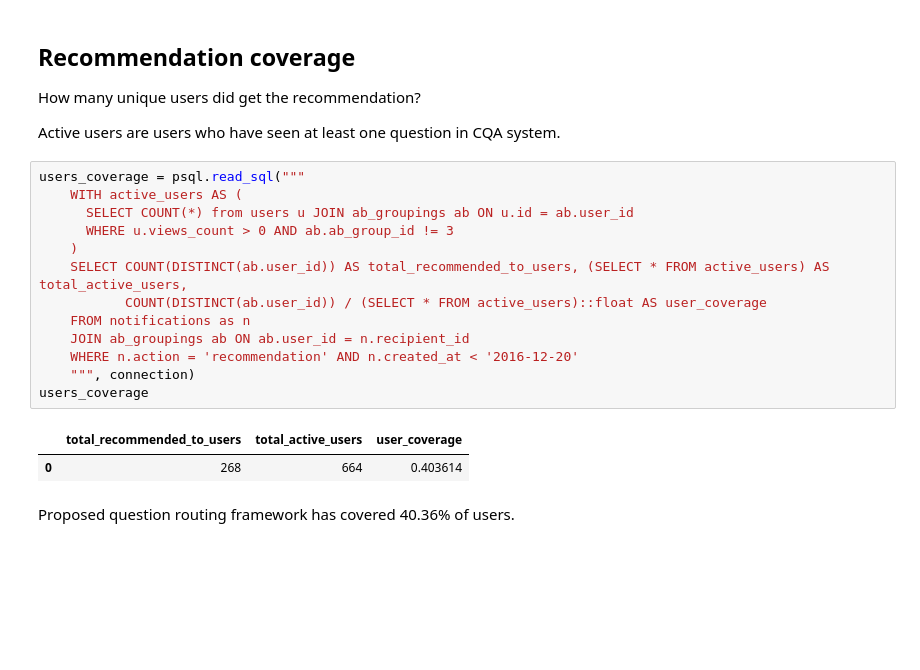
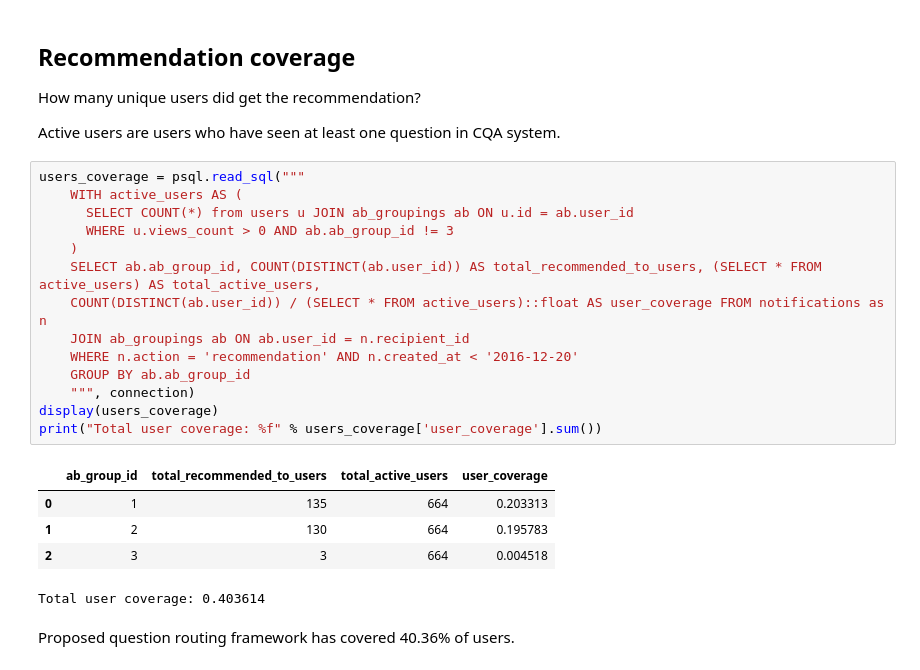
Before and after one commit to dmacjam/dp-analysis-evaluation, a Jupyter notebook: Online Evaluation.ipynb, the cells around one changed output. Saved outputs shown, nothing was run; the diff lists cells and outputs as text; blank space fills up the shorter version.

Commit message:
Add user coverage in groups.

```diff
--- a/Online Evaluation.ipynb
+++ b/Online Evaluation.ipynb
@@ -310,19 +310,23 @@ Active users are users who have seen at least one question in CQA system.
 # %%
 users_coverage = psql.read_sql("""
     WITH active_users AS (
       SELECT COUNT(*) from users u JOIN ab_groupings ab ON u.id = ab.user_id
       WHERE u.views_count > 0 AND ab.ab_group_id != 3
     )
-    SELECT COUNT(DISTINCT(ab.user_id)) AS total_recommended_to_users, (SELECT * FROM active_users) AS total_active_users,
-           COUNT(DISTINCT(ab.user_id)) / (SELECT * FROM active_users)::float AS user_coverage
-    FROM notifications as n
+    SELECT ab.ab_group_id, COUNT(DISTINCT(ab.user_id)) AS total_recommended_to_users, (SELECT * FROM active_users) AS total_active_users,
+    COUNT(DISTINCT(ab.user_id)) / (SELECT * FROM active_users)::float AS user_coverage FROM notifications as n
     JOIN ab_groupings ab ON ab.user_id = n.recipient_id
     WHERE n.action = 'recommendation' AND n.created_at < '2016-12-20'
+    GROUP BY ab.ab_group_id
     """, connection)
-users_coverage
+display(users_coverage)
+print("Total user coverage: %f" % users_coverage['user_coverage'].sum())
 # %% [output]
-|  | total_recommended_to_users | total_active_users | user_coverage |
-| 0 | 268 | 664 | 0.403614 |
+|  | ab_group_id | total_recommended_to_users | total_active_users | user_coverage |
+| 0 | 1 | 135 | 664 | 0.203313 |
+| 1 | 2 | 130 | 664 | 0.195783 |
+| 2 | 3 | 3 | 664 | 0.004518 |
+Total user coverage: 0.403614
 # %% [markdown]
 Proposed question routing framework has covered 40.36% of users.
 # %% [markdown]
```
